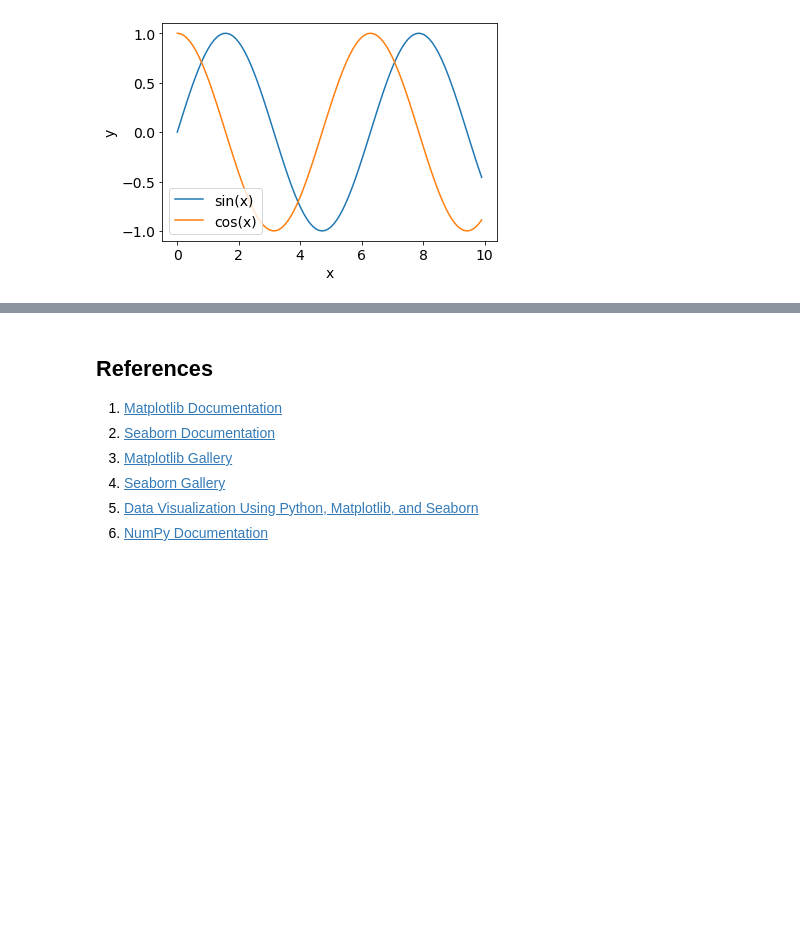
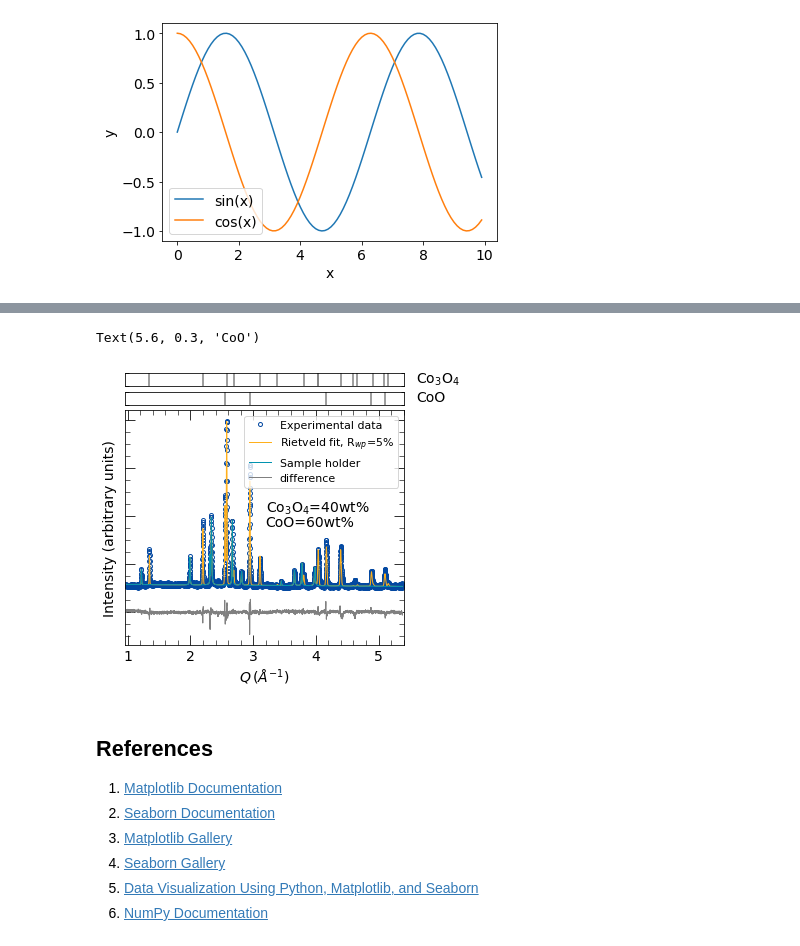
Before and after one commit to DavoodSZ1993/Python_Tutorial, a Jupyter notebook: 1_matplotlib_plots.ipynb, the cells around one changed output, grey strips where cells are left out. Saved outputs shown, nothing was run; the diff lists cells and outputs as text; code cells hidden in the pictures; blank space fills up the shorter version.

```diff
--- a/1_matplotlib_plots.ipynb
+++ b/1_matplotlib_plots.ipynb
@@ -777,0 +782,5 @@ axes.legend(['sin(x)', 'cos(x)'])
+# %%
+url = 'https://raw.githubusercontent.com/sp8rks/MSE2001python/main/module_examples/data_for_exercises/XRD_Rietveld.csv'
+df = pd.read_csv(url)
+
+df.head(5)
@@ -778,3 +794,68 @@ axes.legend(['sin(x)', 'cos(x)'])
+# %%
+x_data = df['Q'].dropna()
+y_obs = df['y_obs'].dropna()
+y_fit = df['y_calc'].dropna()
+y_bkg = df['y_bkg'].dropna()
+hkl1 = df['phase 1'].dropna()
+hkl2 = df['phase 2'].dropna()
+# %%
+seshadri = ['#c3121e', '#0348a1', '#ffb01c', '#027608', '#0193b0', '#9c5300', '#949c01', '#7104b5']
+
+fig = plt.figure(1, figsize=(5, 5))
+
+gs = GridSpec(15,1)
+gs.update(wspace=0.25, hspace=0.45)
+
+xtr_subsplot = fig.add_subplot(gs[2:15,0:1])
+plt.plot(x_data, y_obs, label='Experimental data', linestyle='none',
+         marker='o', color=seshadri[1], mfc='none', markersize=4)
+plt.plot(x_data, y_fit, label='Rietveld fit, R$_{wp}$=5%',
+         linestyle='-', color=seshadri[2], linewidth=1)
+plt.plot(x_data, y_bkg, label='Sample holder', linestyle='-',
+         color=seshadri[4], linewidth=1)
+plt.plot(x_data, y_fit-y_obs, label='difference', linestyle='-',
+         color='grey', linewidth=1)
+
+xmin=0.95
+xmax=5.4
+
+plt.tick_params(direction='in',right=True, top=True)
+plt.tick_params(labelbottom=True, labeltop=False, labelright=False, labelleft=False)
+xticks = np.arange(0, 5.5, 1)
+yticks = np.arange(0,10000,2000)
+plt.minorticks_on()
+plt.tick_params(direction='in',which='minor', length=5, bottom=True, top=True, left=True, right=True)
+plt.tick_params(direction='in',which='major', length=10, bottom=True, top=True, left=True, right=True)
+plt.xticks(xticks)
+plt.yticks(yticks)
+plt.xlabel('$Q\,(\AA^{-1})$')
+plt.ylabel('Intensity (arbitrary units)')
+plt.legend(fontsize=11)
+plt.xlim(xmin,xmax)
+
+plt.text(3.2,4200,'Co$_3$O$_4$=40wt%')
+plt.text(3.2,3600,'CoO=60wt%')
+
+xtr_subsplot = fig.add_subplot(gs[0:1,0:1])
+for xc in hkl1.values:
+    plt.axvline(x=xc,color='grey')
+
+plt.tick_params(direction='in',bottom=False, right=True, top=False)
+plt.tick_params(labelleft=False, labelbottom=False)
+plt.xlim(xmin,xmax)
+plt.text(5.6,0.3,'Co$_3$O$_4$')
+
+xtr_subsplot = fig.add_subplot(gs[1:2,0:1])
+for xc in hkl2.values:
+    plt.axvline(x=xc,color='grey')
+
+plt.tick_params(direction='in',bottom=False, right=True, top=False)
+plt.tick_params(labelleft=False, labelbottom=False)
+plt.xlim(xmin,xmax)
+plt.text(5.6,0.3,'CoO')
+# %% [output]
+Text(5.6, 0.3, 'CoO')
+[figure, added]
 # %% [markdown]
 ## References
 1. [Matplotlib Documentation](https://matplotlib.org/stable/index.html)
```
Also changed, not shown: parts of 2 cells of this notebook.
